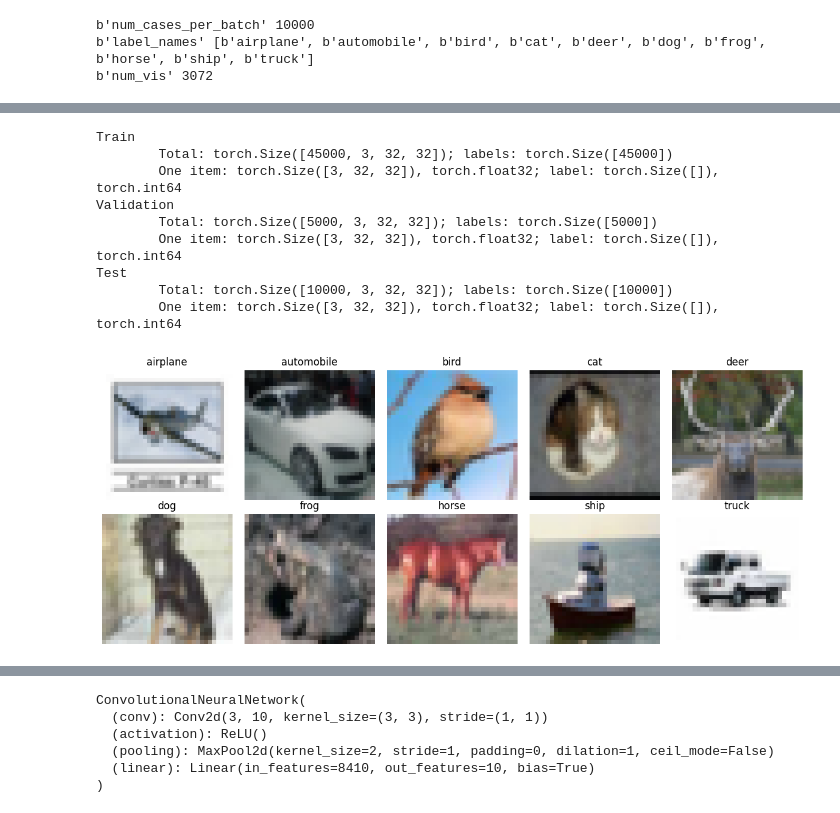
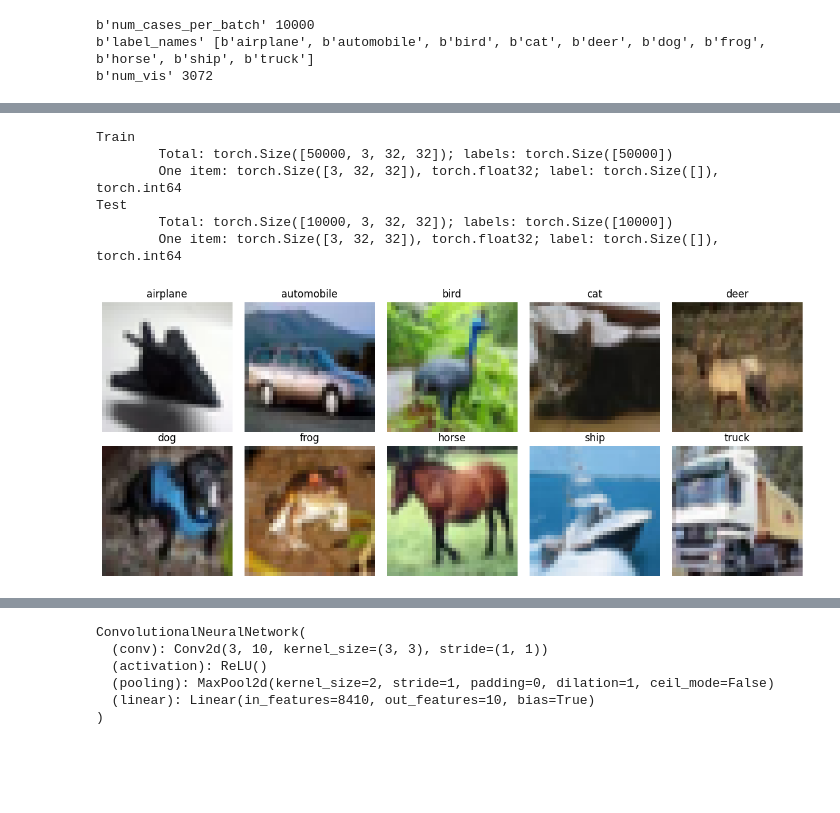
Before and after one commit to AveZorgen/deep-learning-course-practice-2026, a Jupyter notebook: laboratory_work_2/KulikovAY/submit.ipynb, the cells around one changed output, grey strips where cells are left out. Saved outputs shown, nothing was run; the diff lists cells and outputs as text; code cells hidden in the pictures; blank space fills up the shorter version.

```diff
--- a/laboratory_work_2/KulikovAY/submit.ipynb
+++ b/laboratory_work_2/KulikovAY/submit.ipynb
@@ -11,7 +18,7 @@ def unpickle(file):
         dict = pickle.load(fo, encoding='bytes')
     return dict
 
-data = unpickle(r'cifar-10-batches-py\data_batch_1')
+data = unpickle(f'{DATA_PATH}/data_batch_1')
 # %%
 for k, v in data.items():
     if k == b'batch_label':
@@ -27,7 +34,7 @@ b'filenames' 10000
 import os
 batch_names = ('data_batch_1', 'data_batch_2', 'data_batch_3', 'data_batch_4', 'data_batch_5')
 for b in batch_names:
-    data = unpickle(os.path.join('cifar-10-batches-py', b))
+    data = unpickle(os.path.join(DATA_PATH, b))
     print(b)
     for k, v in data.items():
         if k == b'batch_label':
@@ -59,7 +66,7 @@ data[b'labels'][0], data[b'filenames'][0], data[b'data'][0]
  b'compact_car_s_001706.png',
  array([255, 252, 253, ..., 173, 231, 248], shape=(3072,), dtype=uint8))
 # %%
-meta = unpickle(r'cifar-10-batches-py\batches.meta')
+meta = unpickle(f'{DATA_PATH}/batches.meta')
 for k, v in meta.items():
     print(k, v)
 # %% [output]
@@ -73,20 +80,14 @@ import torch
 
 config = {
     "seed": 42,
-    "blocks_per_stage": (2, 2, 2),
-    "channels_per_stage": (16, 32, 64),
     "batch_size": 128,
     "zoom_scale": (0.9, 1.1),
     "zoom_probability": 0.5,
     "num_epochs": 15,
-    "learning_rates": (0.03, 0.1),
+    "learning_rate": 0.03,
     "momentum": 0.9,
     "weight_decay": 5e-4,
     "min_learning_rate": 1e-4,
-    "validation_per_class": 500,
-    "tuning_epochs": 3,
-    "tuning_train_size": 10000,
-    "tuning_validation_size": 2000,
 }
 
 def set_seed(seed):
@@ -198,34 +172,31 @@ Normalization std: [0.24704591929912567, 0.2434772551059723, 0.2615528106689453]
 # %%
 import matplotlib.pyplot as plt
 
-for name, dataset in (("Train", train_dataset), ("Validation", validation_dataset), ("Test", test_dataset)):
+for name, dataset in (("Train", train_dataset), ("Test", test_dataset)):
     image, label = dataset[0]
     print(name)
     print(f"\tTotal: {dataset.images.shape}; labels: {dataset.labels.shape}")
     print(f"\tOne item: {image.shape}, {image.dtype}; label: {label.shape}, {label.dtype}")
 
 class_names = [name.decode("utf-8") for name in meta[b"label_names"]]
 fig, axes = plt.subplots(2, 5, figsize=(12, 5))
 for class_id, ax in enumerate(axes.flat):
     index = (train_dataset.labels == class_id).nonzero(as_tuple=True)[0][0].item()
     image = train_dataset.images[index]
     ax.imshow(image.permute(1, 2, 0))
     ax.set_title(class_names[class_id])
     ax.axis("off")
 
 plt.tight_layout()
 plt.show()
 # %% [output]
 Train
-        Total: torch.Size([45000, 3, 32, 32]); labels: torch.Size([45000])
-        One item: torch.Size([3, 32, 32]), torch.float32; label: torch.Size([]), torch.int64
-Validation
-        Total: torch.Size([5000, 3, 32, 32]); labels: torch.Size([5000])
+        Total: torch.Size([50000, 3, 32, 32]); labels: torch.Size([50000])
         One item: torch.Size([3, 32, 32]), torch.float32; label: torch.Size([]), torch.int64
 Test
         Total: torch.Size([10000, 3, 32, 32]); labels: torch.Size([10000])
         One item: torch.Size([3, 32, 32]), torch.float32; label: torch.Size([]), torch.int64
-[figure, old version]
+[figure, new version]
 # %%
 sample_index = 42
 original_image = train_dataset.images[sample_index]
```
Also changed, not shown: parts of 13 cells of this notebook.
